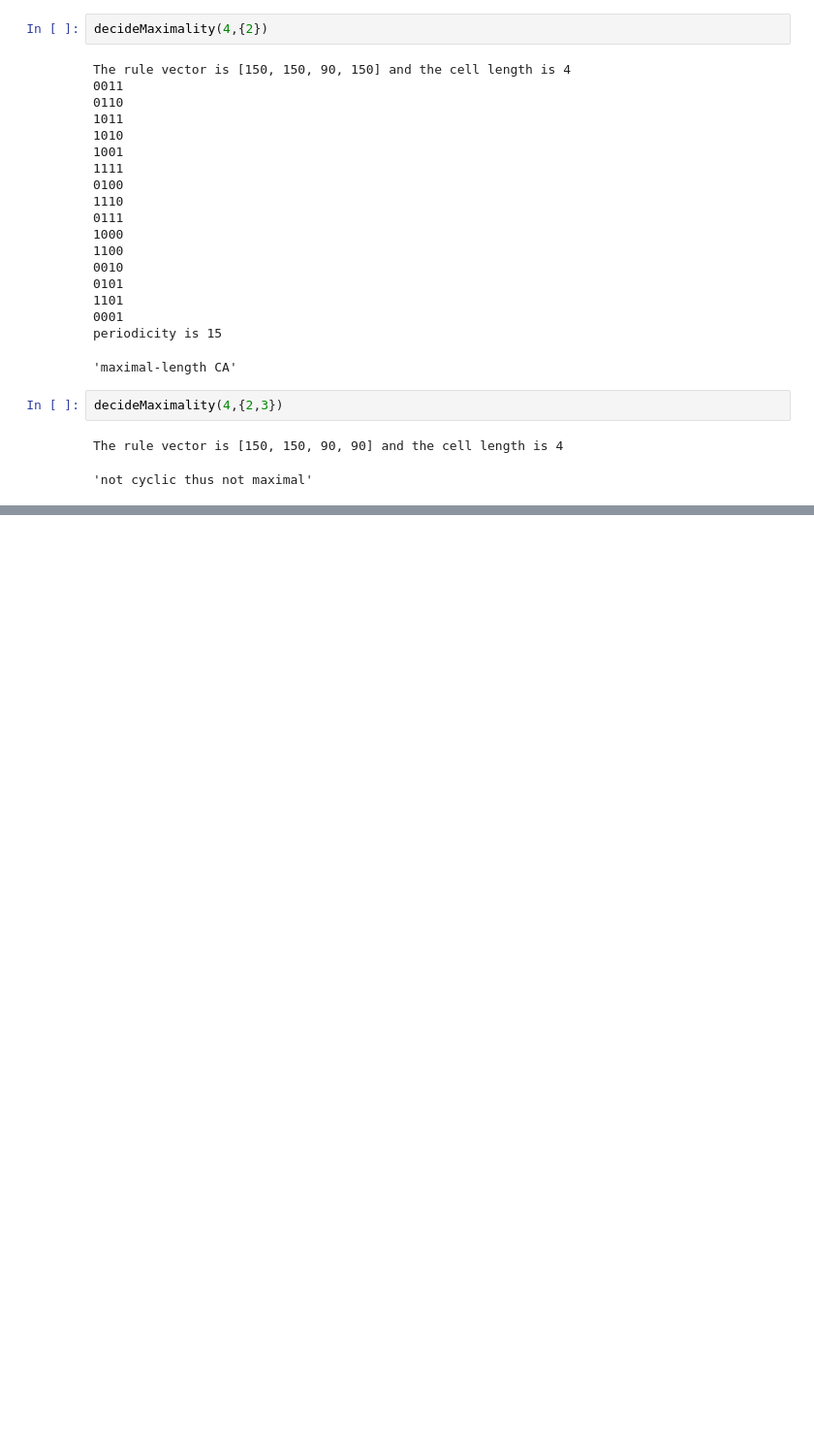
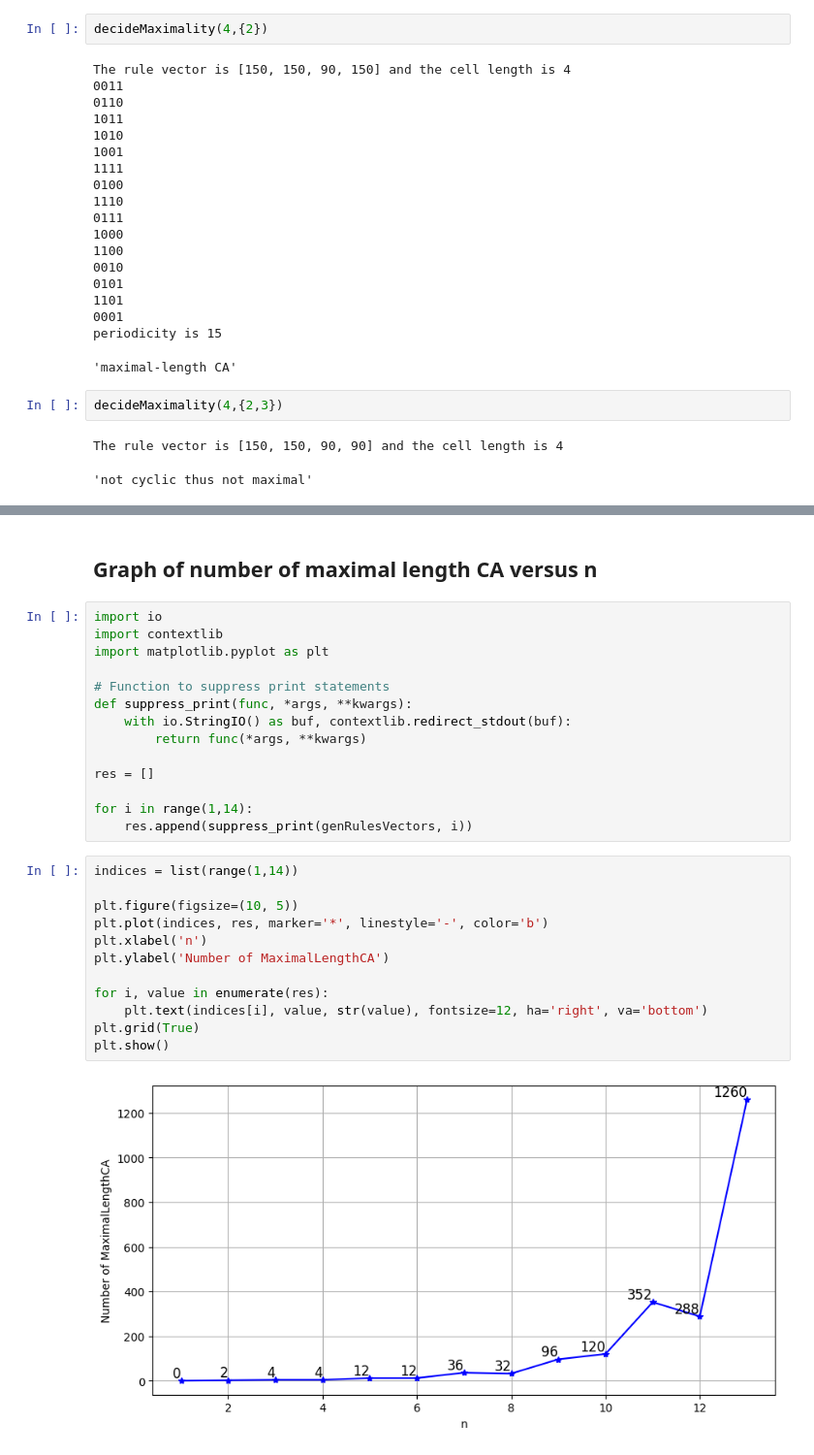
Before and after one commit to DhawalV1/CellularAutomata, a Jupyter notebook: maximal_length_CA.ipynb, the cells around one changed output, grey strips where cells are left out. Shown at 97% size. Cells and saved outputs as stored; diff of their text form; blank space fills up the shorter version.

```diff
--- a/maximal_length_CA.ipynb
+++ b/maximal_length_CA.ipynb
@@ -97,0 +175,30 @@ The rule vector is [150, 150, 90, 90] and the cell length is 4
+# %% [markdown]
+## Graph of number of maximal length CA versus n
+# %%
+import io
+import contextlib
+import matplotlib.pyplot as plt
+
+# Function to suppress print statements
+def suppress_print(func, *args, **kwargs):
+    with io.StringIO() as buf, contextlib.redirect_stdout(buf):
+        return func(*args, **kwargs)
+
+res = []
+
+for i in range(1,14):
+    res.append(suppress_print(genRulesVectors, i))
+# %%
+indices = list(range(1,14))
+
+plt.figure(figsize=(10, 5))
+plt.plot(indices, res, marker='*', linestyle='-', color='b')
+plt.xlabel('n')
+plt.ylabel('Number of MaximalLengthCA')
+
+for i, value in enumerate(res):
+    plt.text(indices[i], value, str(value), fontsize=12, ha='right', va='bottom')
+plt.grid(True)
+plt.show()
+# %% [output]
+[figure, added]
```
Also changed, not shown: parts of 4 cells of this notebook.
